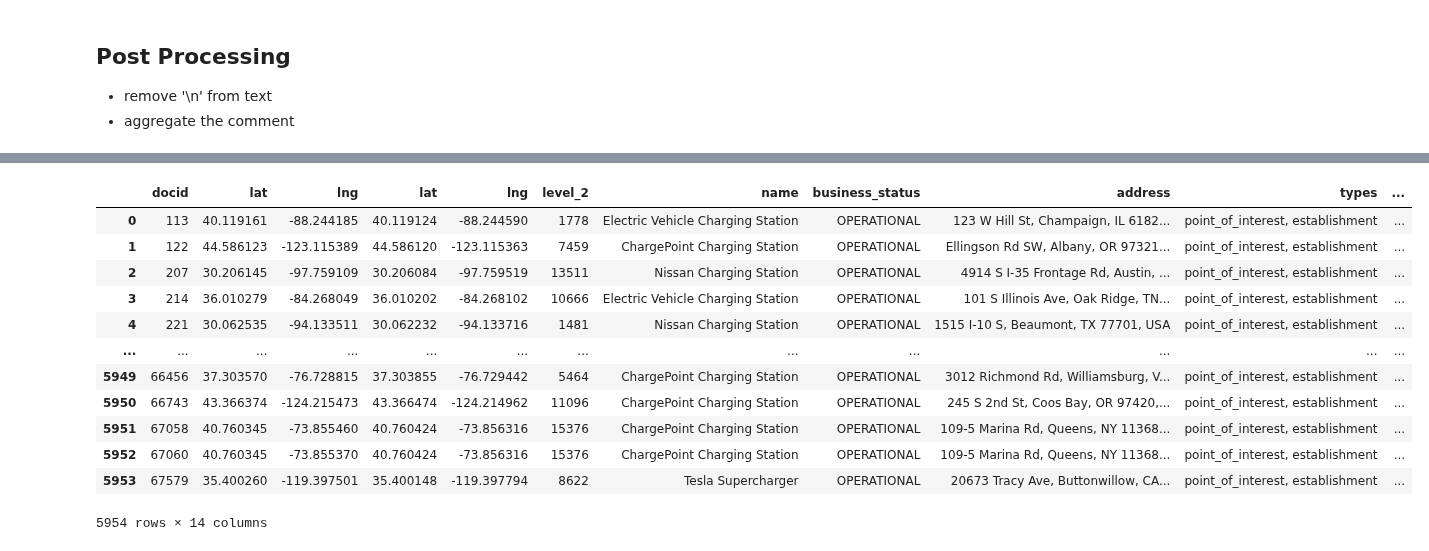
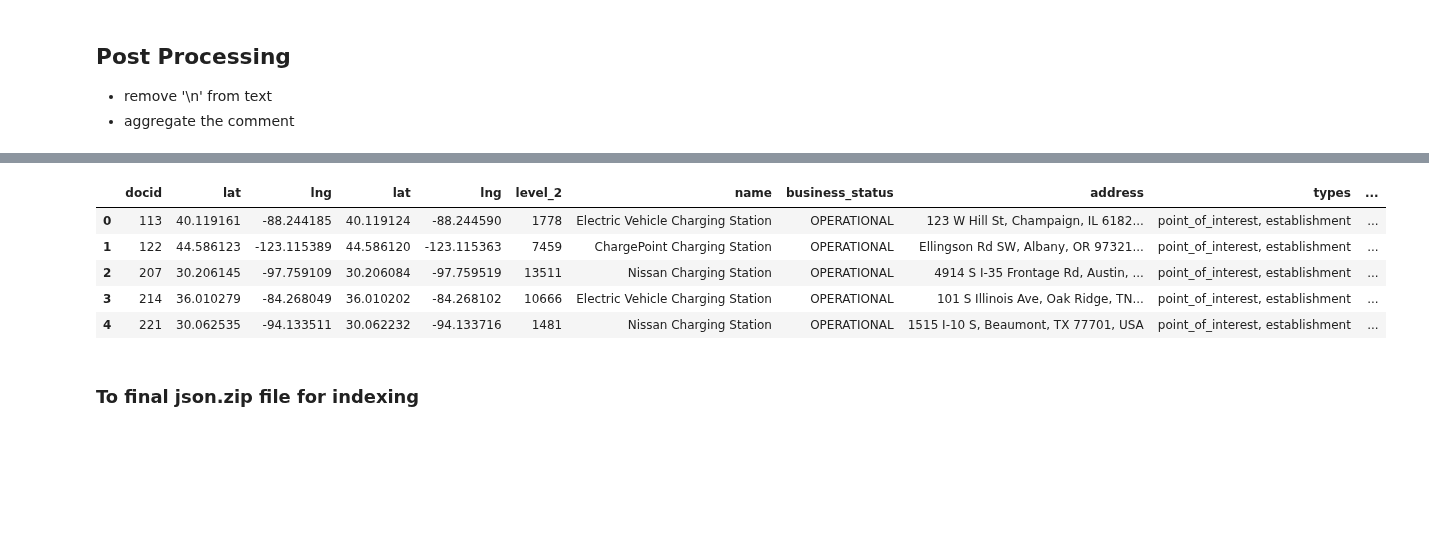
Before and after one commit to priest-yang/Electrifind, a Jupyter notebook: src/Google_Map_Review_API.ipynb, the cells around one changed output, grey strips where cells are left out. Cells and saved outputs as stored; diff of their text form; code cells hidden in the pictures; blank space fills up the shorter version.

Commit message:
update index

```diff
--- a/src/Google_Map_Review_API.ipynb
+++ b/src/Google_Map_Review_API.ipynb
@@ -276,5 +279,4 @@ local_results_data
 - remove '\n' from text
 - aggregate the comment
 # %%
-review_data = pd.read_csv('../data/Google_Map_review_data.csv')
-review_data.head()
+review_data = pd.read_csv('../data/Google_Map_review_data_AA_DTW.csv')
@@ -319,19 +314,12 @@ docid_NREL_map = pd.read_csv('../data/docid_NREL_map.csv')
 merged = merge_lat_lng(docid_NREL_map, agged_review)
 # %%
 merged.drop_duplicates(subset=['docid'], inplace=True)
-merged
+merged.head()
 # %% [output]
 |  | docid | lat | lng | lat | lng | level_2 | name | business_status | address | types | ... |
 | 0 | 113 | 40.119161 | -88.244185 | 40.119124 | -88.244590 | 1778 | Electric Vehicle Charging Station | OPERATIONAL | 123 W Hill St, Champaign, IL 6182... | point_of_interest, establishment | ... |
 | 1 | 122 | 44.586123 | -123.115389 | 44.586120 | -123.115363 | 7459 | ChargePoint Charging Station | OPERATIONAL | Ellingson Rd SW, Albany, OR 97321... | point_of_interest, establishment | ... |
 | 2 | 207 | 30.206145 | -97.759109 | 30.206084 | -97.759519 | 13511 | Nissan Charging Station | OPERATIONAL | 4914 S I-35 Frontage Rd, Austin, ... | point_of_interest, establishment | ... |
 | 3 | 214 | 36.010279 | -84.268049 | 36.010202 | -84.268102 | 10666 | Electric Vehicle Charging Station | OPERATIONAL | 101 S Illinois Ave, Oak Ridge, TN... | point_of_interest, establishment | ... |
 | 4 | 221 | 30.062535 | -94.133511 | 30.062232 | -94.133716 | 1481 | Nissan Charging Station | OPERATIONAL | 1515 I-10 S, Beaumont, TX 77701, USA | point_of_interest, establishment | ... |
-| ... | ... | ... | ... | ... | ... | ... | ... | ... | ... | ... | ... |
-| 5949 | 66456 | 37.303570 | -76.728815 | 37.303855 | -76.729442 | 5464 | ChargePoint Charging Station | OPERATIONAL | 3012 Richmond Rd, Williamsburg, V... | point_of_interest, establishment | ... |
-| 5950 | 66743 | 43.366374 | -124.215473 | 43.366474 | -124.214962 | 11096 | ChargePoint Charging Station | OPERATIONAL | 245 S 2nd St, Coos Bay, OR 97420,... | point_of_interest, establishment | ... |
-| 5951 | 67058 | 40.760345 | -73.855460 | 40.760424 | -73.856316 | 15376 | ChargePoint Charging Station | OPERATIONAL | 109-5 Marina Rd, Queens, NY 11368... | point_of_interest, establishment | ... |
-| 5952 | 67060 | 40.760345 | -73.855370 | 40.760424 | -73.856316 | 15376 | ChargePoint Charging Station | OPERATIONAL | 109-5 Marina Rd, Queens, NY 11368... | point_of_interest, establishment | ... |
-| 5953 | 67579 | 35.400260 | -119.397501 | 35.400148 | -119.397794 | 8622 | Tesla Supercharger | OPERATIONAL | 20673 Tracy Ave, Buttonwillow, CA... | point_of_interest, establishment | ... |
-5954 rows × 14 columns
 # %%
@@ -338,0 +327,2 @@ agged_review.to_csv('../data/Google_Map_review_data_aggregated.csv', index=False
+# %% [markdown]
+### To final json.zip file for indexing
```
Also changed, not shown: parts of 5 cells of this notebook, 4 other files.
